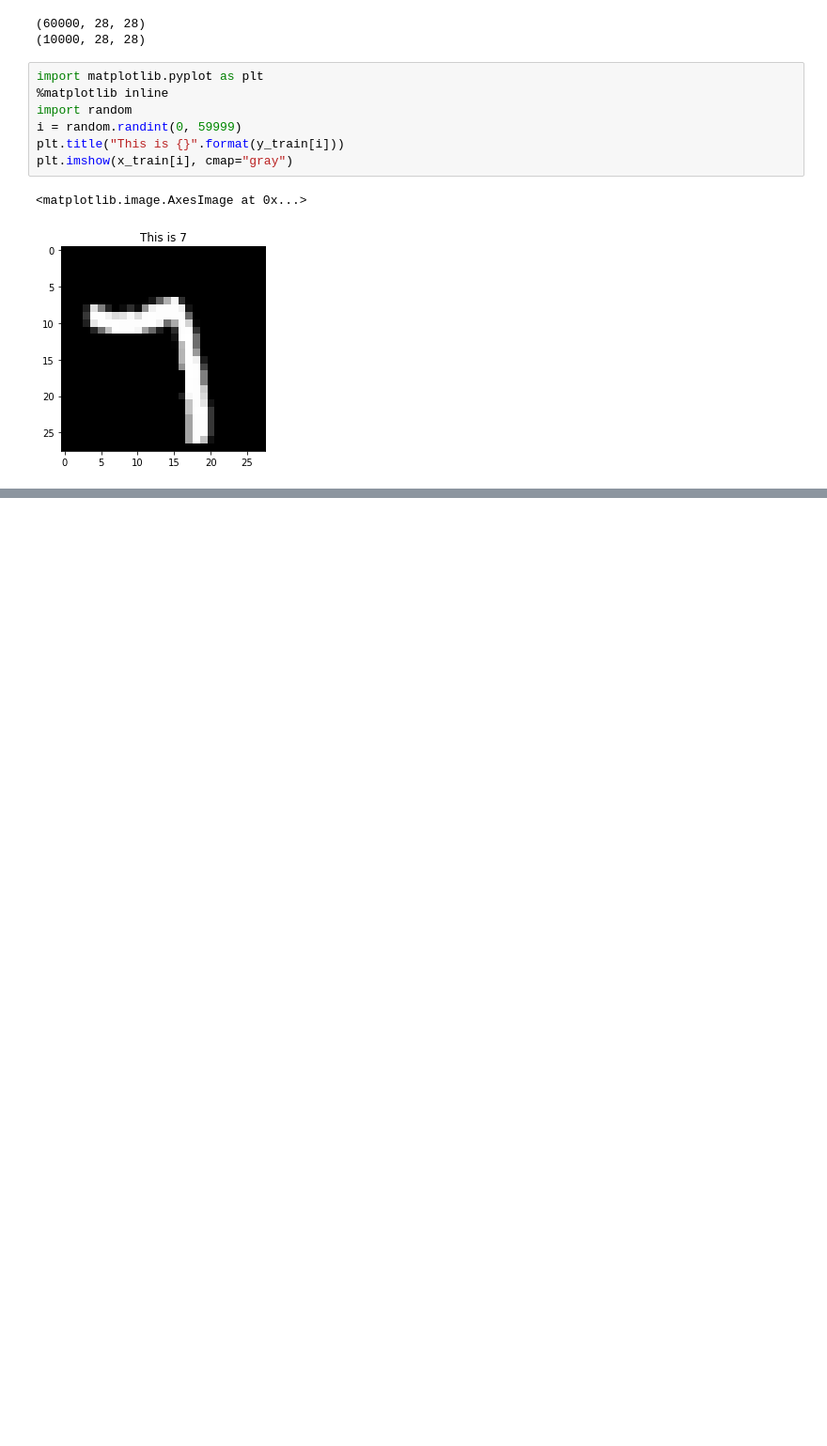
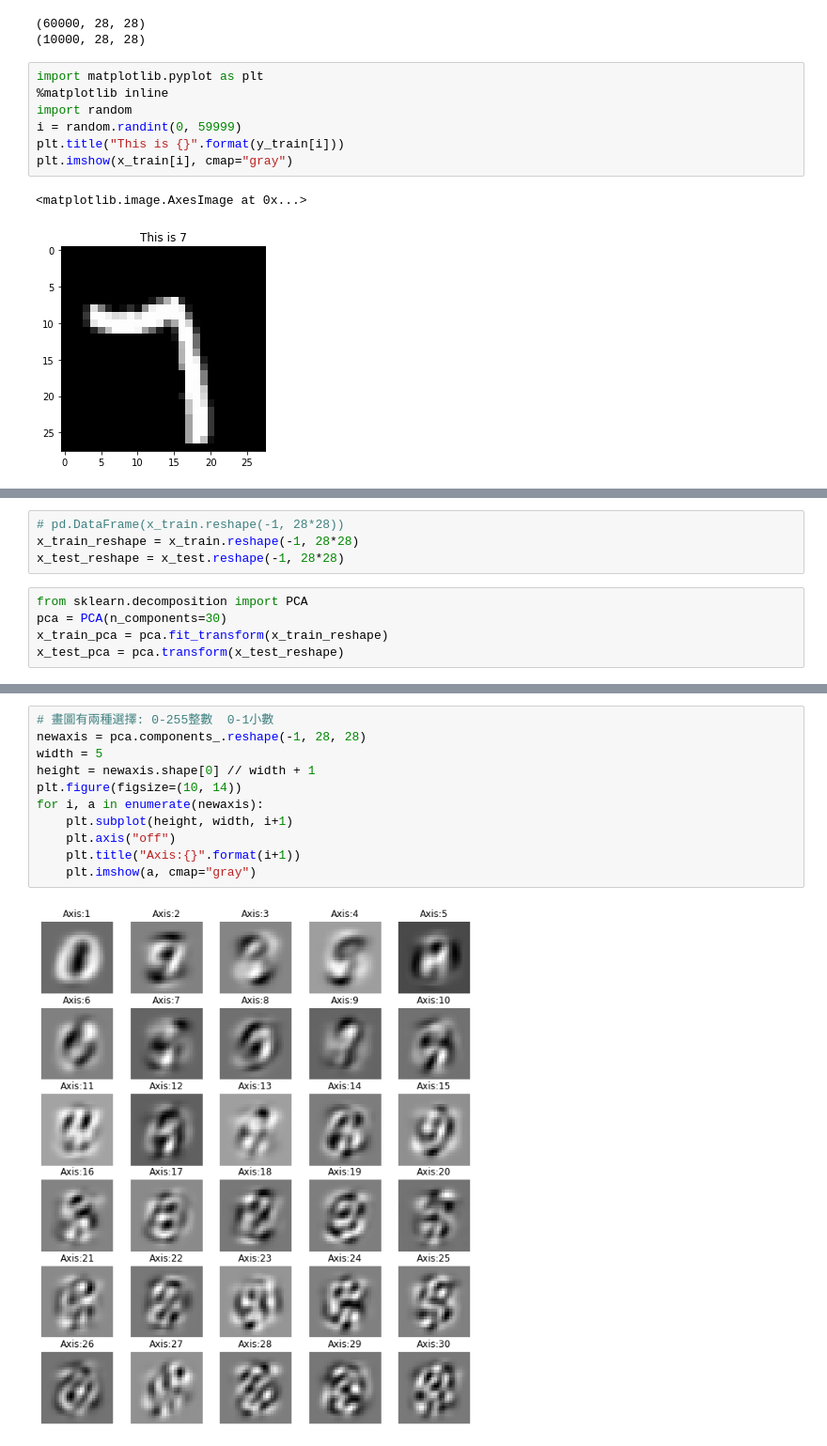
Before and after one commit to Elwing-Chou/MLDemo1216, a Jupyter notebook: pca.ipynb, the cells around one changed output, grey strips where cells are left out. Shown at 94% size. Cells and saved outputs as stored; diff of their text form; blank space fills up the shorter version.

```diff
--- a/pca.ipynb
+++ b/pca.ipynb
@@ -20,0 +43,9 @@ plt.imshow(x_train[i], cmap="gray")
+# %%
+# pd.DataFrame(x_train.reshape(-1, 28*28))
+x_train_reshape = x_train.reshape(-1, 28*28)
+x_test_reshape = x_test.reshape(-1, 28*28)
+# %%
+from sklearn.decomposition import PCA
+pca = PCA(n_components=30)
+x_train_pca = pca.fit_transform(x_train_reshape)
+x_test_pca = pca.transform(x_test_reshape)
@@ -20,0 +90,13 @@ plt.imshow(x_train[i], cmap="gray")
+# %%
+# 畫圖有兩種選擇: 0-255整數  0-1小數
+newaxis = pca.components_.reshape(-1, 28, 28)
+width = 5
+height = newaxis.shape[0] // width + 1
+plt.figure(figsize=(10, 14))
+for i, a in enumerate(newaxis):
+    plt.subplot(height, width, i+1)
+    plt.axis("off")
+    plt.title("Axis:{}".format(i+1))
+    plt.imshow(a, cmap="gray")
+# %% [output]
+[figure, added]
```
Also changed, not shown: parts of 5 cells of this notebook.
